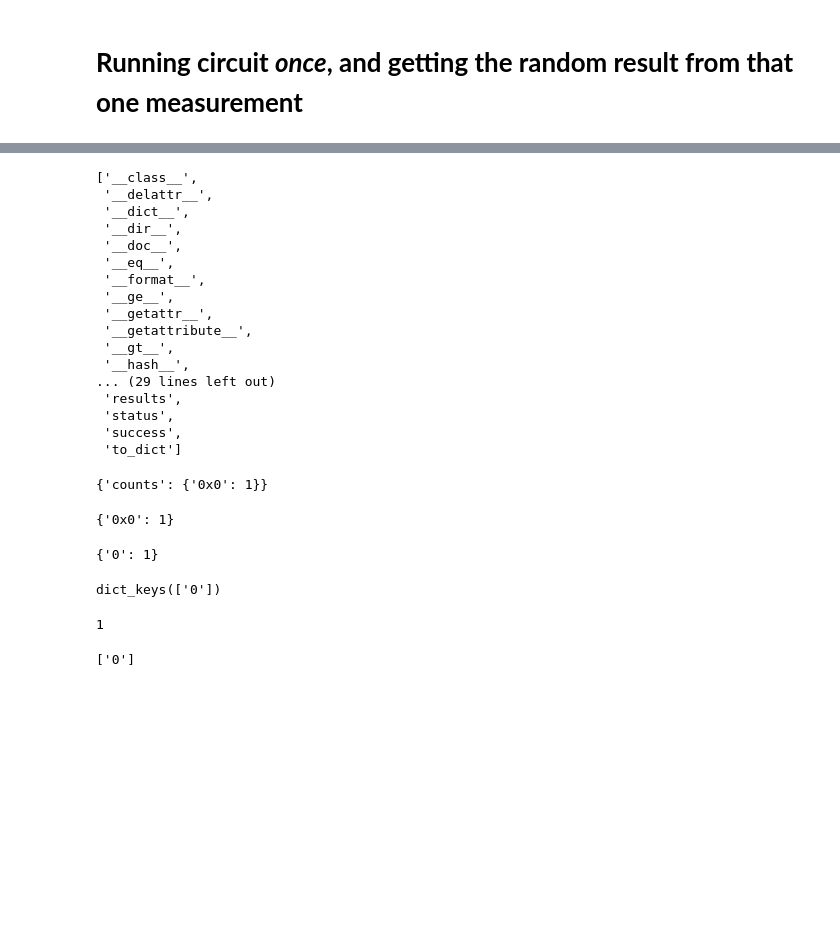
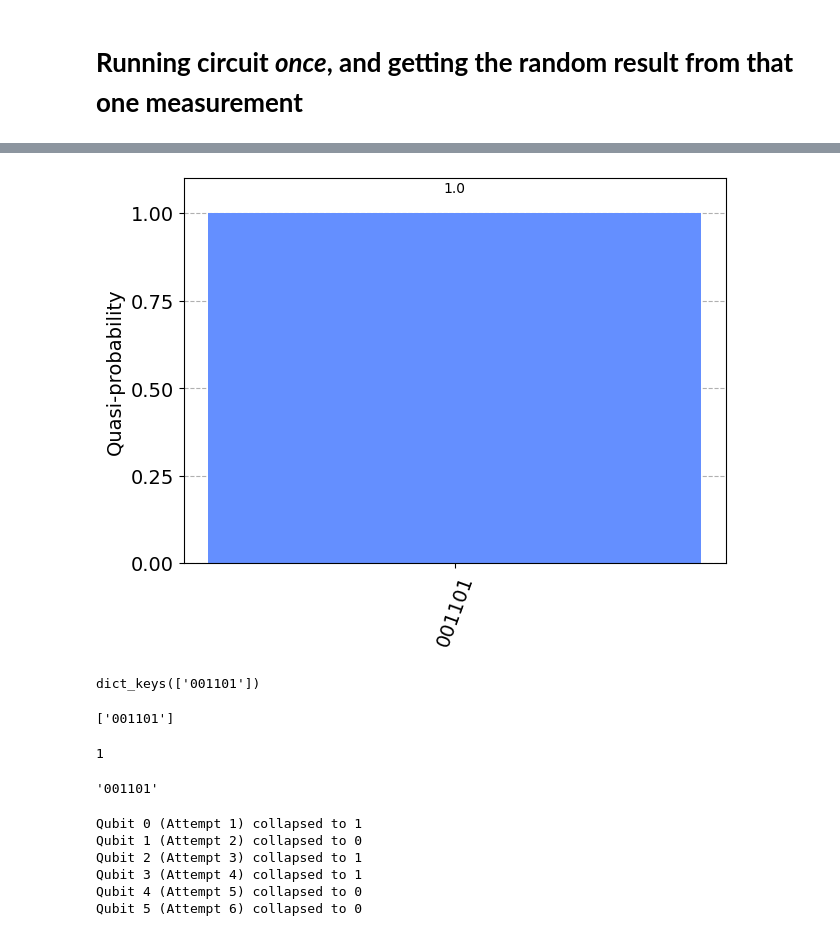
Before and after one commit to pranavmarla/quantum-wordle, a Jupyter notebook: internal-use-only/useful-qiskit-code.ipynb, the cells around one changed output, grey strips where cells are left out. Drawn from its saved outputs; the diff is of its cells as text; code cells hidden in the pictures; blank space fills up the shorter version.

```diff
--- a/internal-use-only/useful-qiskit-code.ipynb
+++ b/internal-use-only/useful-qiskit-code.ipynb
@@ -70,47 +63,32 @@ Result(backend_name='qasm_simulator', backend_version='0.12.0', qobj_id='', job_
-# %%
-dir(result)
-# result.data()
-# %% [output]
-['__class__',
- '__delattr__',
- '__dict__',
- '__dir__',
- '__doc__',
- '__eq__',
- '__format__',
- '__ge__',
- '__getattr__',
- '__getattribute__',
- '__gt__',
- '__hash__',
-... (29 lines left out)
- 'results',
- 'status',
- 'success',
- 'to_dict']
-# %%
-result.data()
-# %% [output]
-{'counts': {'0x0': 1}}
-# %%
-result.data()['counts']
-# %% [output]
-{'0x0': 1}
 # %%
-counts = result.get_counts()
-counts
+plot_distribution(counts)
 # %% [output]
-{'0': 1}
+[figure, added]
+# %%
+counts.keys()
+# %% [output]
+dict_keys(['001101'])
+# %%
+measured_value_strings_list = list(counts.keys())
+measured_value_strings_list
+# %% [output]
+['001101']
+# %%
+len(measured_value_strings_list)
+# %% [output]
+1
 # %%
-measured_values = counts.keys()
-print(measured_values)
+measured_value_of_all_qubits_str = measured_value_strings_list[0]
+measured_value_of_all_qubits_str
 # %% [output]
-dict_keys(['0'])
+'001101'
-# %%
-len(measured_values)
-# %% [output]
-1
-# %%
-list(measured_values)
-# %% [output]
-['0']
+# %%
+for qubit_num in range(num_qubits):
+    print(f'Qubit {qubit_num} (Attempt {qubit_num + 1}) collapsed to {measured_value_of_all_qubits_str[-(1 + qubit_num)]}')
+# %% [output]
+Qubit 0 (Attempt 1) collapsed to 1
+Qubit 1 (Attempt 2) collapsed to 0
+Qubit 2 (Attempt 3) collapsed to 1
+Qubit 3 (Attempt 4) collapsed to 1
+Qubit 4 (Attempt 5) collapsed to 0
+Qubit 5 (Attempt 6) collapsed to 0
```
Also changed, not shown: parts of 11 cells of this notebook.
